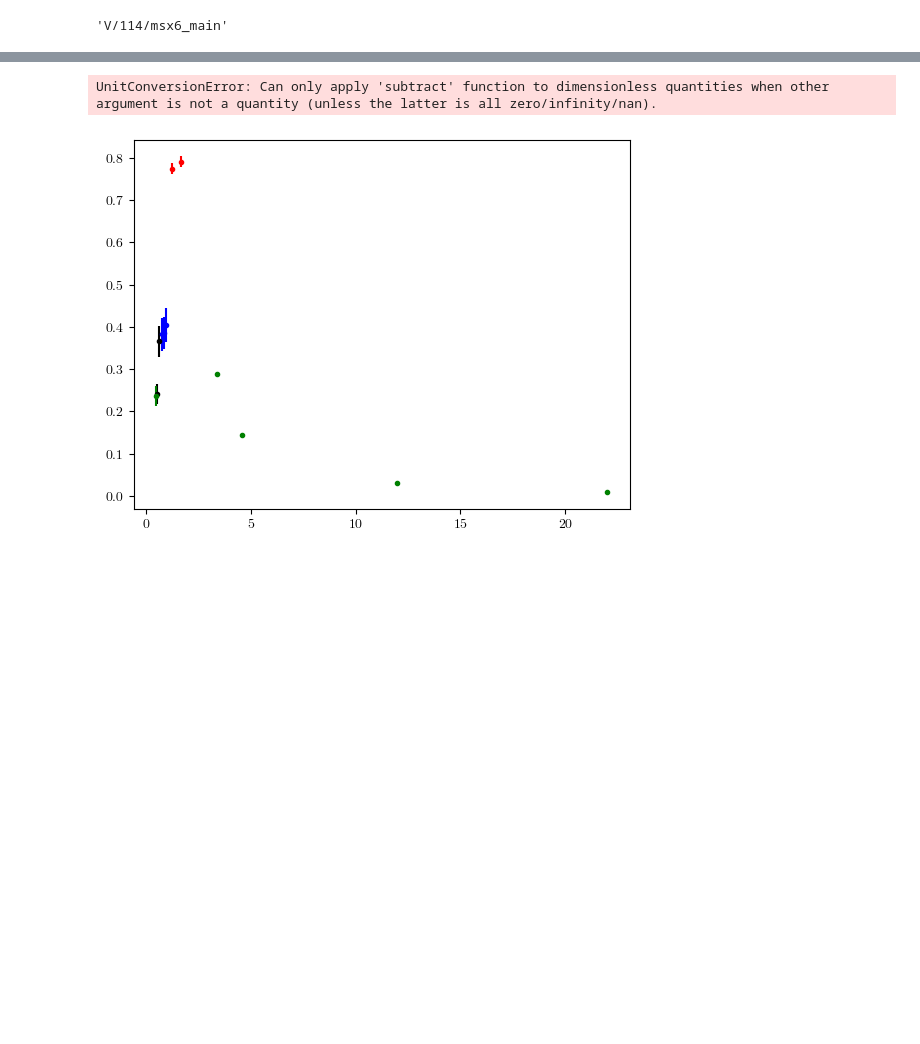
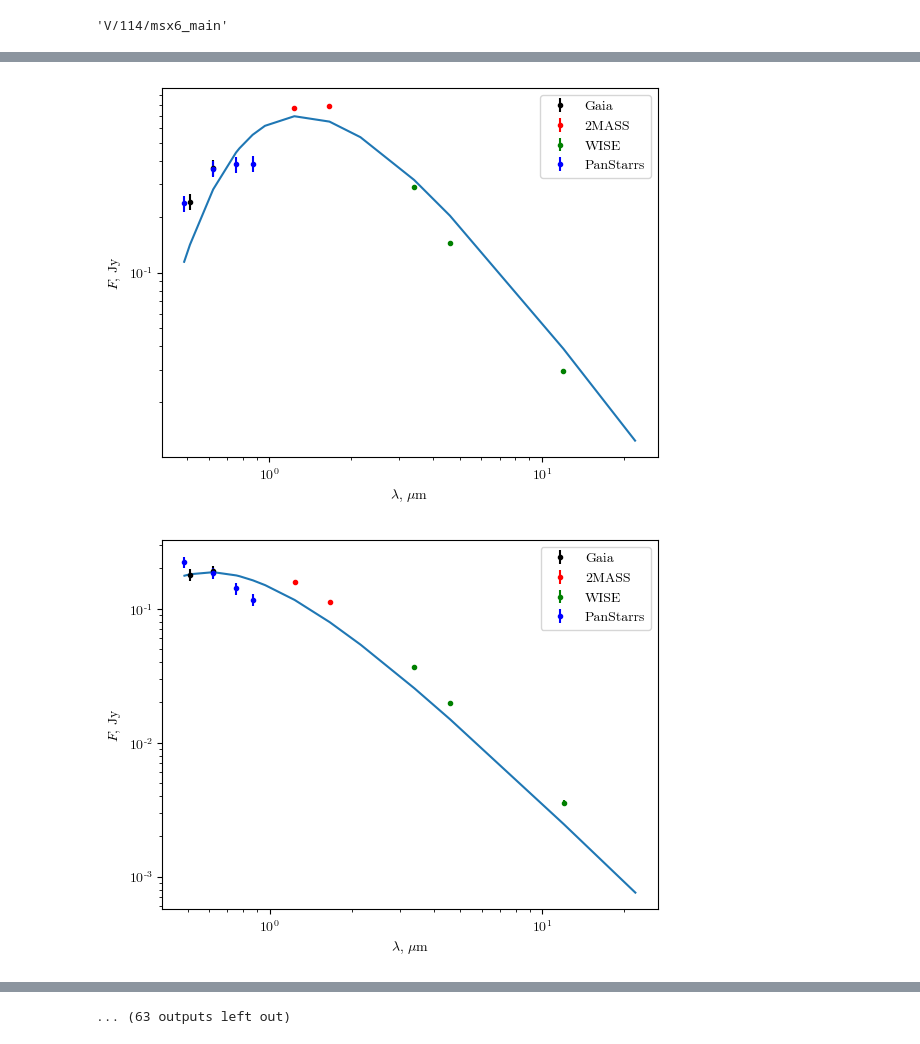
Before and after one commit to AstroTaffer/MEN-681301-OAM, a Jupyter notebook: zwicky1.ipynb, the cells around one changed output, grey strips where cells are left out. Drawn from its saved outputs; the diff is of its cells as text; code cells hidden in the pictures; blank space fills up the shorter version.

```diff
--- a/zwicky1.ipynb
+++ b/zwicky1.ipynb
@@ -178,7 +179,7 @@ Table length=75
 # %%
 wav = np.array([0.622, 0.511, 0.777, 1.235, 1.662, 2.159, 3.4, 4.6, 12, 22, 0.4866, 0.6215, 0.7545, 0.8679, 0.9633]) * u.um
 wav_nam = np.array(['G', 'BP', 'RP', 'J', 'H', 'K', 'W1', 'W2', 'W3', 'W4', 'g', 'r', 'i', 'z', 'y'])
-sl = np.array([[0,2], [3,5], [6,11], [12, 16]])
+sl = np.array([[0,2], [3,5], [6,9], [10, 14]])
 colors = ['black', 'red', 'green', 'blue']
 cat_nam = ['Gaia', '2MASS', 'WISE', 'PanStarrs']
 fin_tab['F_G'] = 3229*10**(-0.4*match3['phot_g_mean_mag']) * u.Jy; fin_tab['eF_G'] = 0.1 * fin_tab['F_G']
@@ -198,28 +199,33 @@ fin_tab['F_z'] = 2261.81*10**(-0.4*match3['zmag']) * u.Jy; fin_tab['eF_z'] = 0.4
 fin_tab['F_y'] = 2180.40*10**(-0.4*match3['ymag']) * u.Jy; fin_tab['eF_y'] = 0.4*np.log(10)*fin_tab['F_y']*match3['e_ymag']
 # %%
 from astropy.modeling import models
-def planck(lam, T):
+def planck(lam, T, omega):
     b = models.BlackBody(temperature=T*u.K)
-    return b(lam)
+    res = (b(lam * u.um)).to(u.Jy/u.sr) * np.pi * omega
+    return res.value
 # %%
 from scipy.optimize import curve_fit
+from scipy.optimize import Bounds
 for io in range(len(fin_tab)):
     fig1, ax1 = plt.subplots(1, 1)
     for isl in range(len(sl)):
         sed = np.array([fin_tab[f'F_{nam}'][io].value for nam in wav_nam[sl[isl][0]:sl[isl][1]]])
         e_sed = np.array([fin_tab[f'eF_{nam}'][io].value for nam in wav_nam[sl[isl][0]:sl[isl][1]]])
         e_sed[e_sed > sed] = 0.1*sed[e_sed > sed]
         ax1.errorbar(wav[sl[isl][0]:sl[isl][1]], sed, yerr=e_sed, fmt='.', c=colors[isl], label=cat_nam[isl])
-    for ii in range(len(sl)):
-        sed = np.array([fin_tab[f'F_{nam}'][io].value for nam in wav_nam])
-        popt, pcov = curve_fit(planck, wav, sed)
-        ax1.plot(wav, planck(wav, *popt))
+    sed = np.array([fin_tab[f'F_{nam}'][io].value for nam in wav_nam])
+    popt, pcov = curve_fit(planck, wav.value, sed, p0=(5000, 1e-20), bounds=([100, 1e-40], [10000, 1e-5]))
+    wav_s = np.sort(wav)
+    synth_sed = planck(wav_s.value, *popt)
+    ax1.plot(wav_s, synth_sed)
     ax1.set_xscale('log')
     ax1.set_yscale('log')
     ax1.set_xlabel('$\lambda$, $\mu$m')
     ax1.set_ylabel('$F$, Jy')
     ax1.legend()
     fig1.savefig(f'seds/{io:05d}.png', bbox_inches='tight', dpi=300)
     plt.show()
     plt.close(fig=fig1)
 # %% [output]
+[figure, new version]
+[figure, added]
@@ -226,2 +242 @@ for io in range(len(fin_tab)):
-UnitConversionError: Can only apply 'subtract' function to dimensionless quantities when other argument is not a quantity (unless the latter is all zero/infinity/nan).
+... (63 outputs left out)
-[figure, old version]
```
Also changed, not shown: parts of 2 cells of this notebook.
